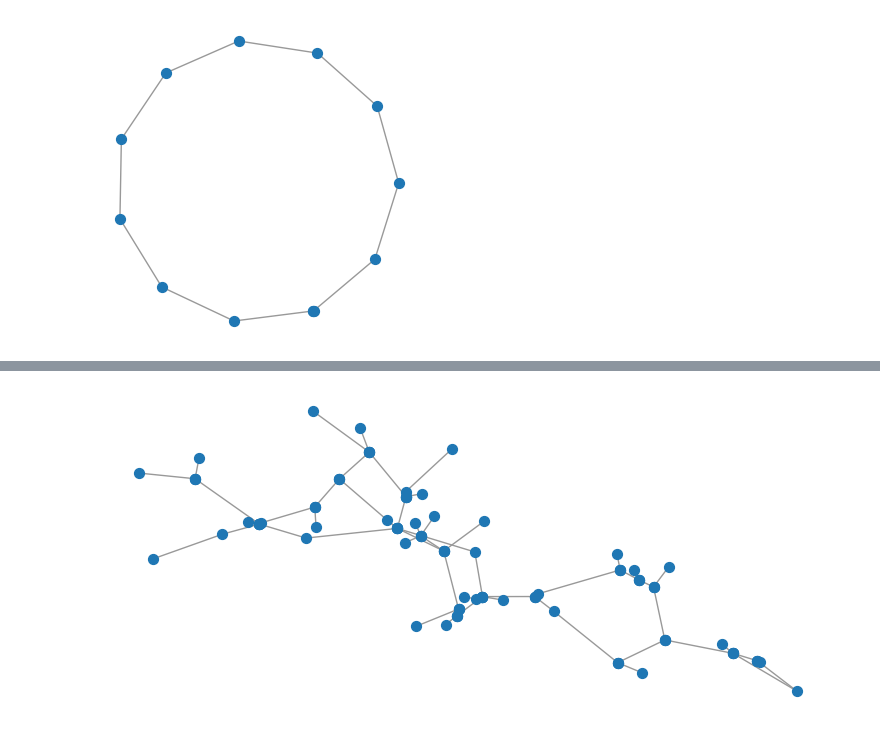
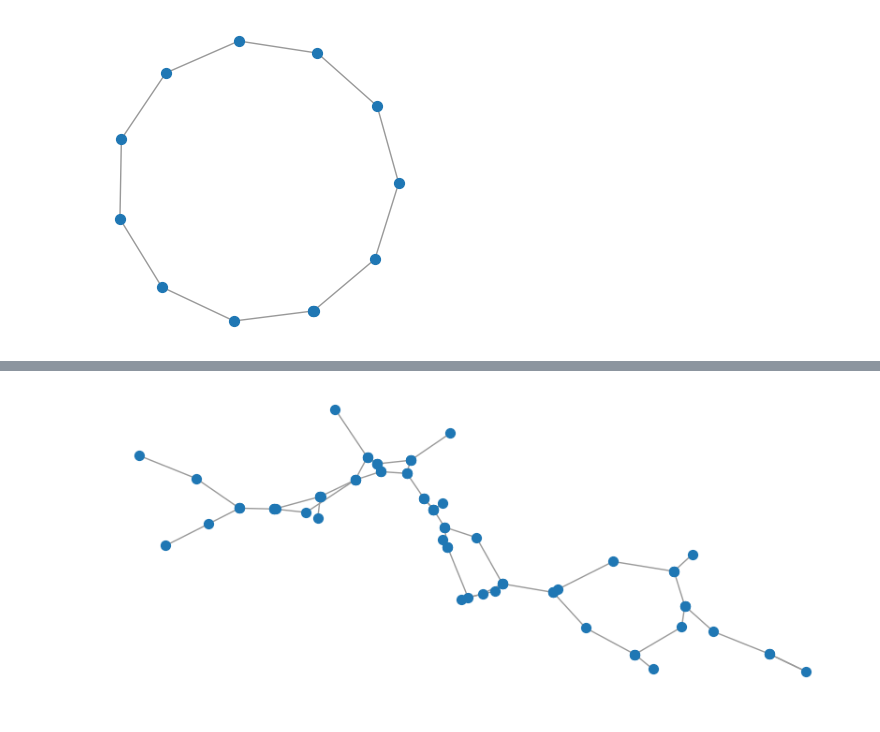
Before and after one commit to jmrfox/discos, a Jupyter notebook: notebooks/demo_trace.ipynb, the cells around one changed output, grey strips where cells are left out. Saved outputs shown, nothing was run; the diff lists cells and outputs as text; code cells hidden in the pictures.

```diff
--- a/notebooks/demo_trace.ipynb
+++ b/notebooks/demo_trace.ipynb
@@ -36,11 +44,11 @@ skel.to_swc(data_path("swc/TS2_trace.swc"))
 # %%
 mm = MeshManager()
 mm.load_mesh(data_path("mesh/processed/TS1_wrapped.obj"))
-ps = PolylinesSkeleton().from_txt(data_path("polylines/TS1.polylines.txt"))
+ps = PolylinesSkeleton().from_txt(data_path("polylines/TS1_quality0.8.polylines.txt"))
 mm.visualize_mesh_3d(polylines=ps)
 # %%
-skel = build_traced_skeleton_graph(mm, ps, options=TraceOptions(spacing=300))
+skel = build_traced_skeleton_graph(mm, ps, options=TraceOptions(spacing=200))
 skel.draw()
 skel.to_swc(data_path("swc/TS1_trace.swc"))
 # %% [output]
-[figure, old version]
+[figure, new version]
```
Also changed, not shown: parts of 1 cell of this notebook, 12 other files.
